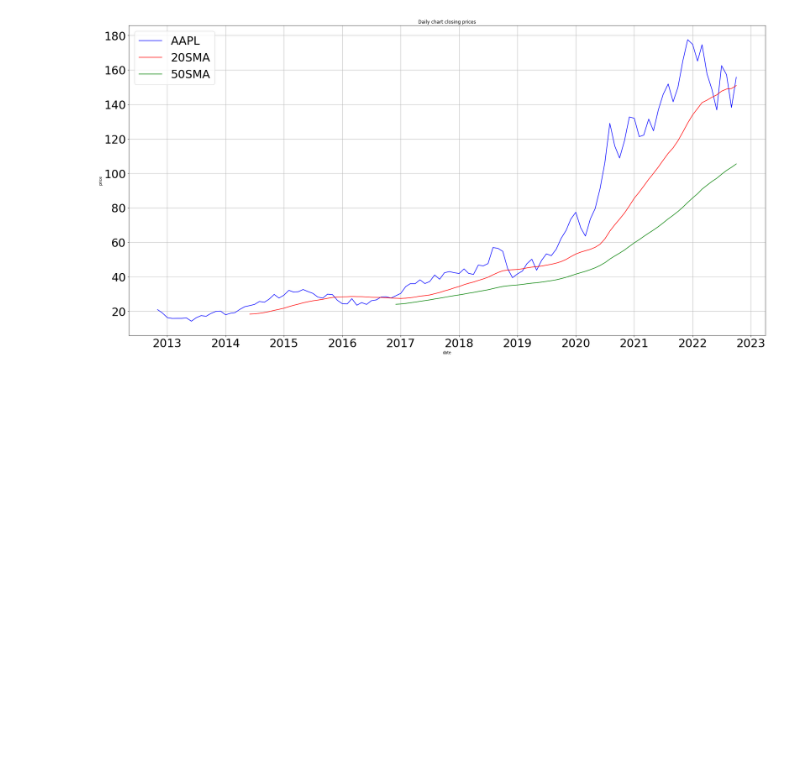
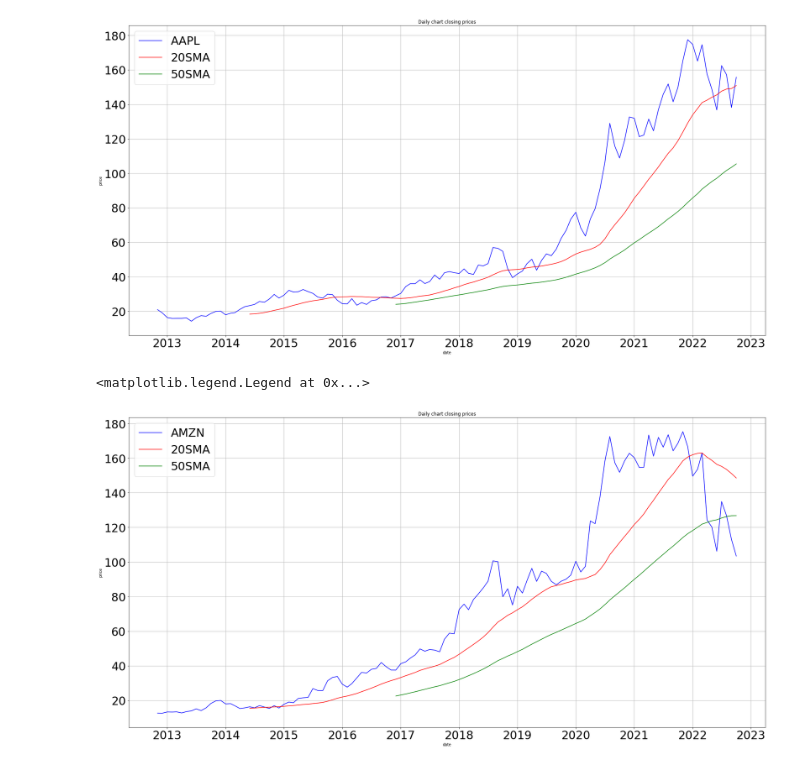
Before and after one commit to lyndsaywylie/Project-1, a Jupyter notebook: monthly_charts.ipynb, the cells around one changed output. Saved outputs shown, nothing was run; the diff lists cells and outputs as text; code cells hidden in the pictures; blank space fills up the shorter version.

```diff
--- a/monthly_charts.ipynb
+++ b/monthly_charts.ipynb
@@ -248,3 +248,19 @@ plt.legend(fontsize = "30",loc="upper left")
 # %% [output]
 <matplotlib.legend.Legend at 0x...>
 [figure]
+# %%
+plt.figure(figsize=(30,15))
+plt.rc('xtick', labelsize=30)
+plt.rc('ytick', labelsize=30)
+
+amzn_monthly_close, = plt.plot(amzn_monthly["date"], amzn_monthly["AMZN monthly"], color='blue', label="AMZN")
+amzn_monthly_20SMA, = plt.plot(amzn_monthly["date"], amzn_monthly["20SMA"], color='red', label="20SMA")
+amzn_monthly_50SMA, = plt.plot(amzn_monthly["date"], amzn_monthly["50SMA"], color='green', label="50SMA")
+plt.grid()
+plt.xlabel("date")
+plt.ylabel("price")
+plt.title("Daily chart closing prices")
+plt.legend(fontsize = "30",loc="upper left")
+# %% [output]
+<matplotlib.legend.Legend at 0x...>
+[figure, added]
```
Also changed, not shown: parts of 2 cells of this notebook.
